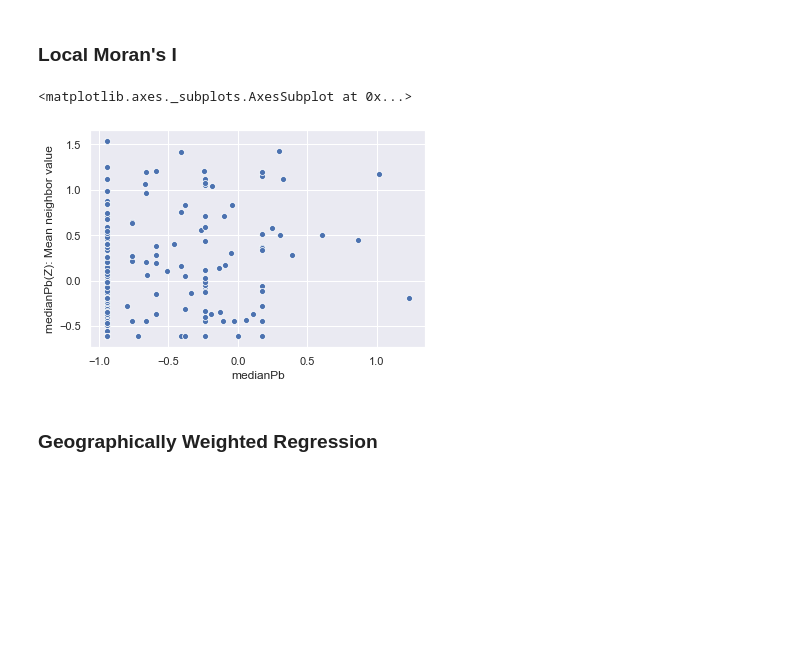
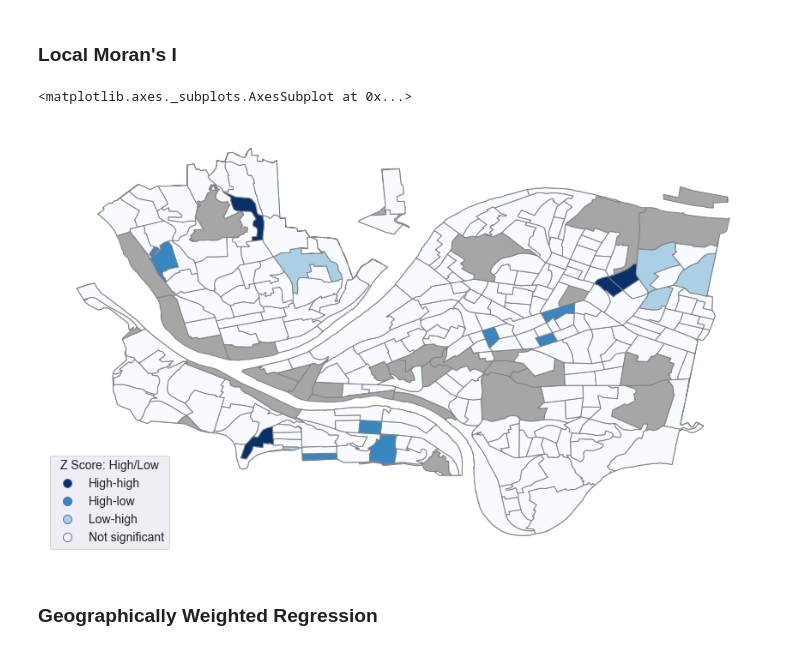
Before and after one commit to raanan-g/PHDL, a Jupyter notebook: GWR/GTLO.ipynb, the cells around one changed output. Saved outputs shown, nothing was run; the diff lists cells and outputs as text; code cells hidden in the pictures; blank space fills up the shorter version.

```diff
--- a/GWR/GTLO.ipynb
+++ b/GWR/GTLO.ipynb
@@ -320,25 +360,32 @@ sns.boxplot(y="Median Pb (normal score)", data=agg_df.rename(columns={'medianPb'
 # %%
 """
 SpaceStat Output:
 
 Univariate local Moran method:
 
 Input parameters:
 Dataset = AGG_PGH_GWR_nonan: medianPb
 Number of randomizations = 999
 Spatial weight set = Queen neighbors
 Alpha level = 0.05
 Use Simes correction = Yes
 
 Moran's I,   P value
 0.139206,    0.001000
 
 """
-morans = lr_results[['fips', 'medianPb', 'medianPb(Z)','medianPb(Z): Mean neighbor value',
-                     'medianPb(Z): Ii', 'medianPb(Z): High/Low', 'medianPb(Z): P value']]
-sns.scatterplot(x="medianPb", y="medianPb(Z): Mean neighbor value", data=morans)
+gwr["medianPb(Z): High/Low"] = gwr["medianPb(Z): High/Low"].astype(str).replace('nan',np.nan)
+#morans = lr_results[['fips', 'medianPb', 'medianPb(Z)','medianPb(Z): Mean neighbor value',
+#                     'medianPb(Z): Ii', 'medianPb(Z): High/Low', 'medianPb(Z): P value']]
+
+#ax1 = sns.scatterplot(x="medianPb", y="medianPb(Z): Mean neighbor value", data=morans, ax=ax1)
+ax2 = gwr.plot(color='0.65',edgecolor='grey',figsize=(15,10))
+ax2.set_axis_off()
+gwr.dropna(subset=['medianPb(Z): High/Low']).plot(column='medianPb(Z): High/Low', categorical=True,
+         cmap='Blues_r', edgecolor='grey', ax=ax2,
+         legend=True, legend_kwds={'title':'Z Score: High/Low','loc':'lower left','title_fontsize':14,'fontsize':14})
 # %% [output]
 <matplotlib.axes._subplots.AxesSubplot at 0x...>
-[figure, old version]
+[figure, new version]
 # %% [markdown]
 ### Geographically Weighted Regression
```
Also changed, not shown: parts of 13 cells of this notebook.
